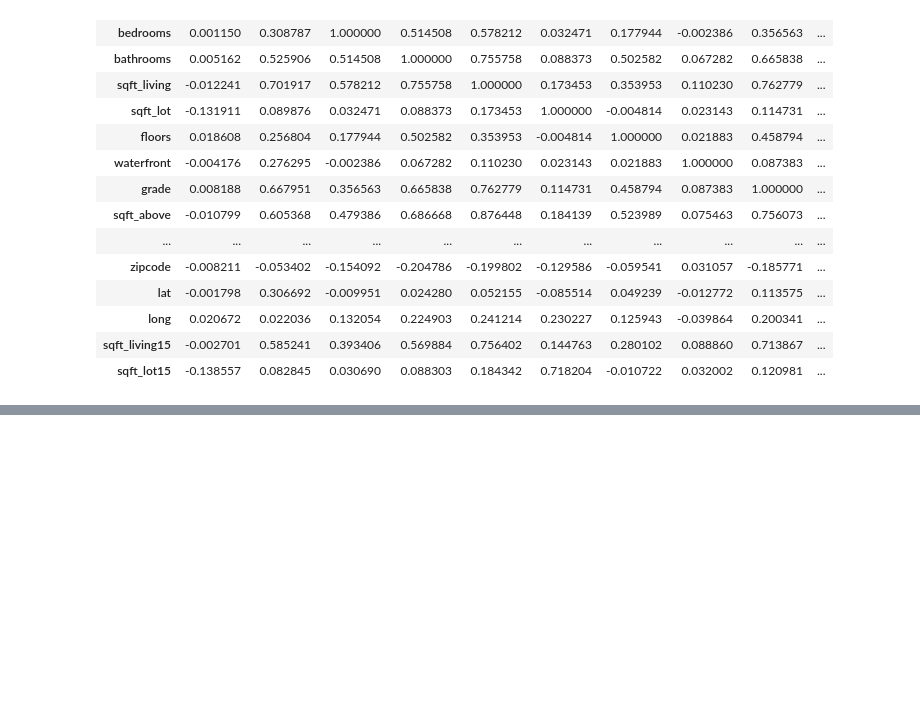
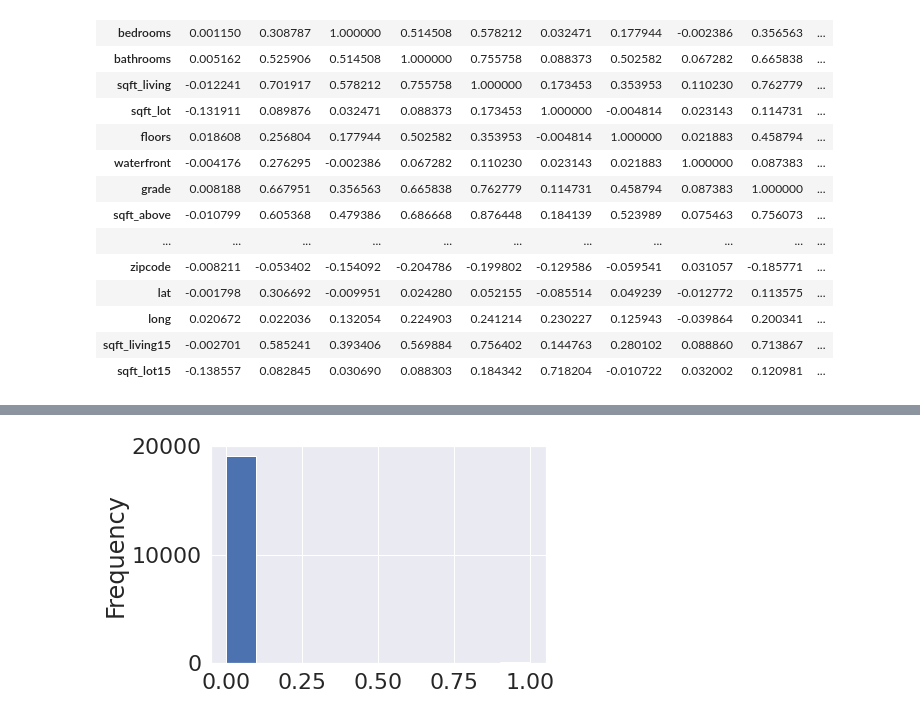
Before and after one commit to KingMaina/KC-Sales-Multiple-Linear-Regression, a Jupyter notebook: student.ipynb, the cells around one changed output, grey strips where cells are left out. Cells and saved outputs as stored; diff of their text form; code cells hidden in the pictures; blank space fills up the shorter version.

```diff
--- a/student.ipynb
+++ b/student.ipynb
@@ -414,0 +807,4 @@ SyntaxError: invalid syntax (<ipython-input-39-4edde1068ebb>, line 1)
+# %%
+kc_house_data['waterfront'].plot(kind='hist');
+# %% [output]
+[figure, added]
```
Also changed, not shown: parts of 76 cells of this notebook.
